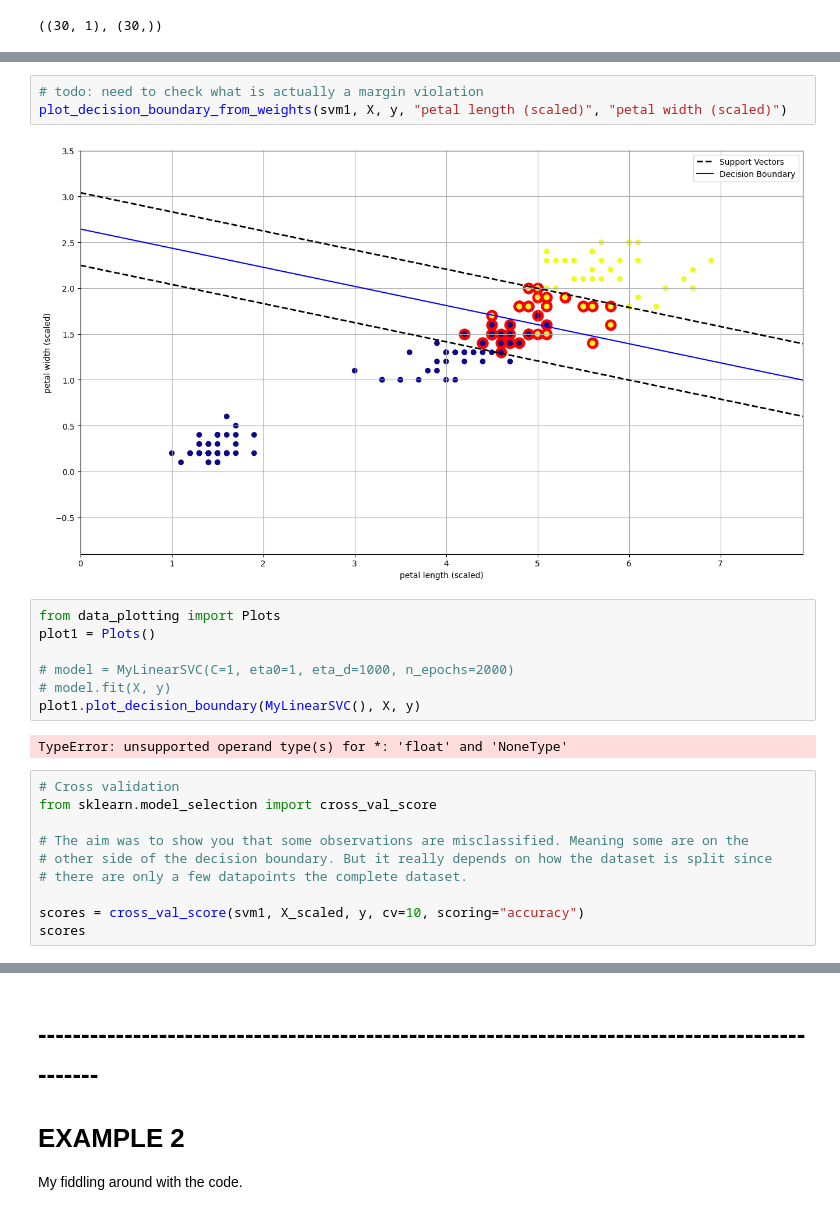
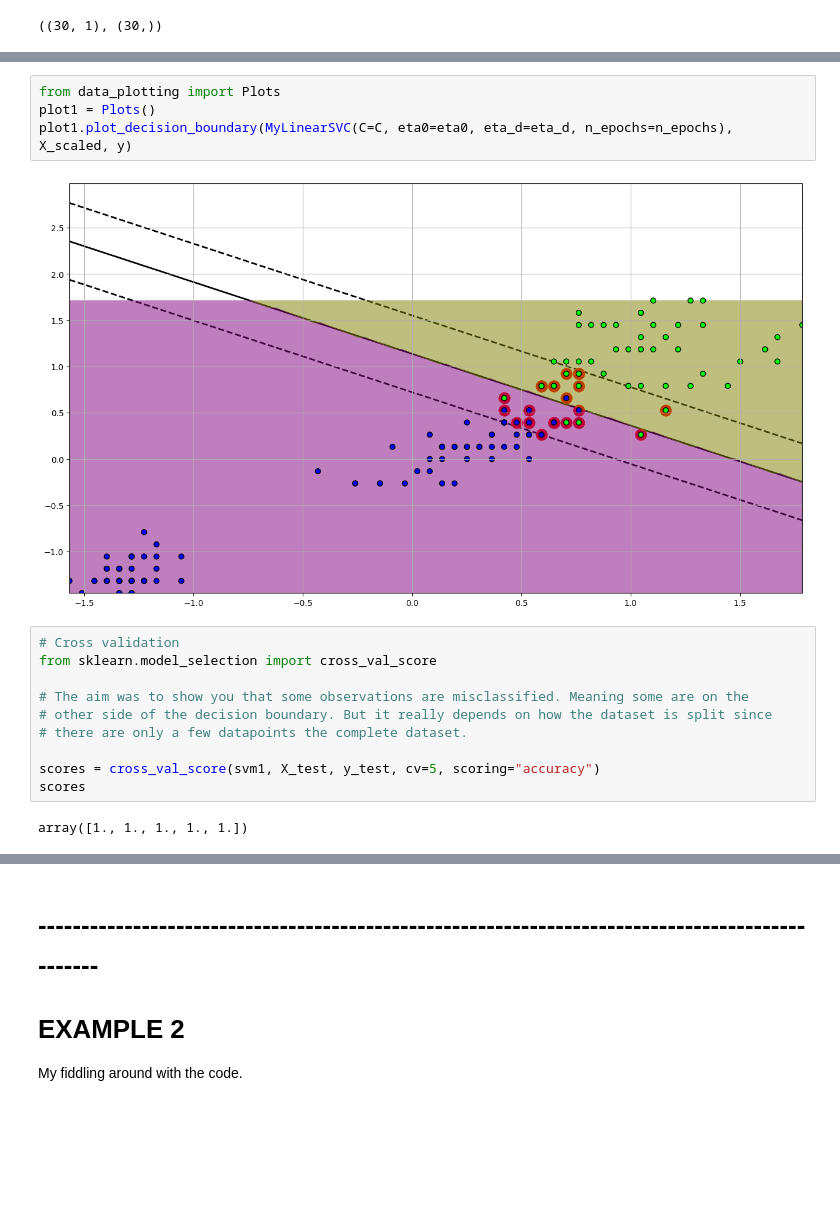
Before and after one commit to Ismaril/training, a Jupyter notebook: AI/algorithms_from_scratch/support_vector_machine.ipynb, the cells around one changed output, grey strips where cells are left out. Cells and saved outputs as stored; diff of their text form; blank space fills up the shorter version.

```diff
--- a/AI/algorithms_from_scratch/support_vector_machine.ipynb
+++ b/AI/algorithms_from_scratch/support_vector_machine.ipynb
@@ -369,17 +256,9 @@ def plot_decision_boundary_from_weights(model, X, y, xlabel="Feature 1", ylabel=
-# %%
-# todo: need to check what is actually a margin violation
-plot_decision_boundary_from_weights(svm1, X, y, "petal length (scaled)", "petal width (scaled)")
-# %% [output]
-[figure, removed]
 # %%
 from data_plotting import Plots
 plot1 = Plots()
-
-# model = MyLinearSVC(C=1, eta0=1, eta_d=1000, n_epochs=2000)
-# model.fit(X, y)
-plot1.plot_decision_boundary(MyLinearSVC(), X, y)
+plot1.plot_decision_boundary(MyLinearSVC(C=C, eta0=eta0, eta_d=eta_d, n_epochs=n_epochs), X_scaled, y)
 # %% [output]
-TypeError: unsupported operand type(s) for *: 'float' and 'NoneType'
+[figure, added]
 # %%
 # Cross validation
 from sklearn.model_selection import cross_val_score
@@ -388,5 +267,7 @@ from sklearn.model_selection import cross_val_score
 # other side of the decision boundary. But it really depends on how the dataset is split since
 # there are only a few datapoints the complete dataset.
 
-scores = cross_val_score(svm1, X_scaled, y, cv=10, scoring="accuracy")
+scores = cross_val_score(svm1, X_test, y_test, cv=5, scoring="accuracy")
 scores
+# %% [output]
+array([1., 1., 1., 1., 1.])
```
Also changed, not shown: parts of 22 cells of this notebook, 1 other file.
